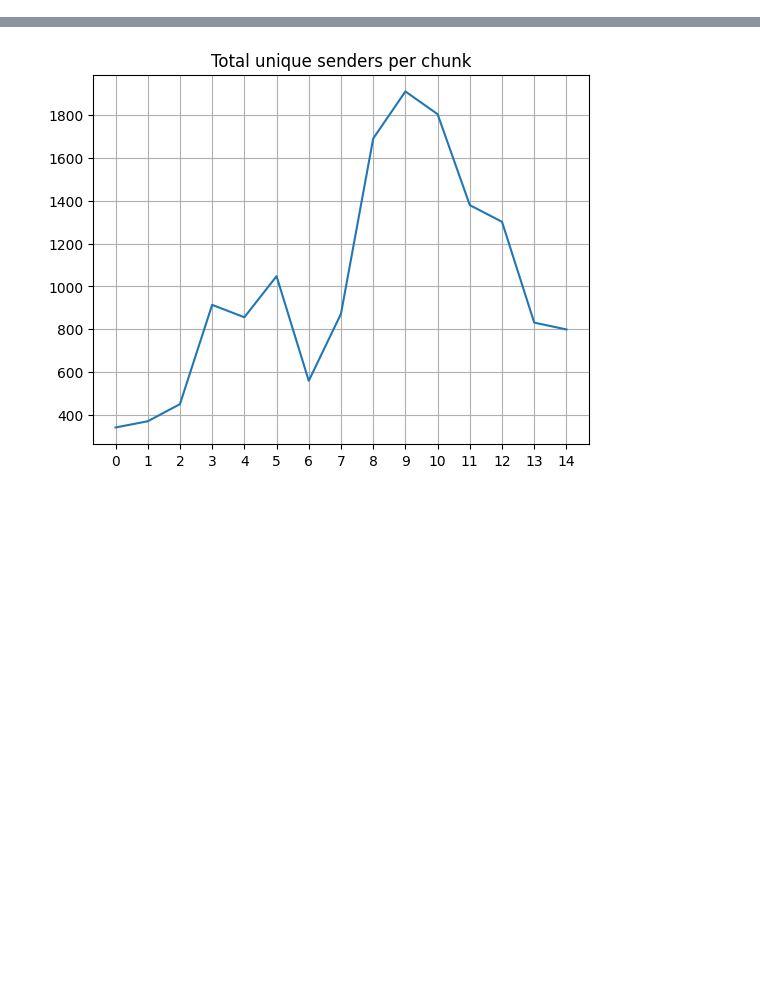
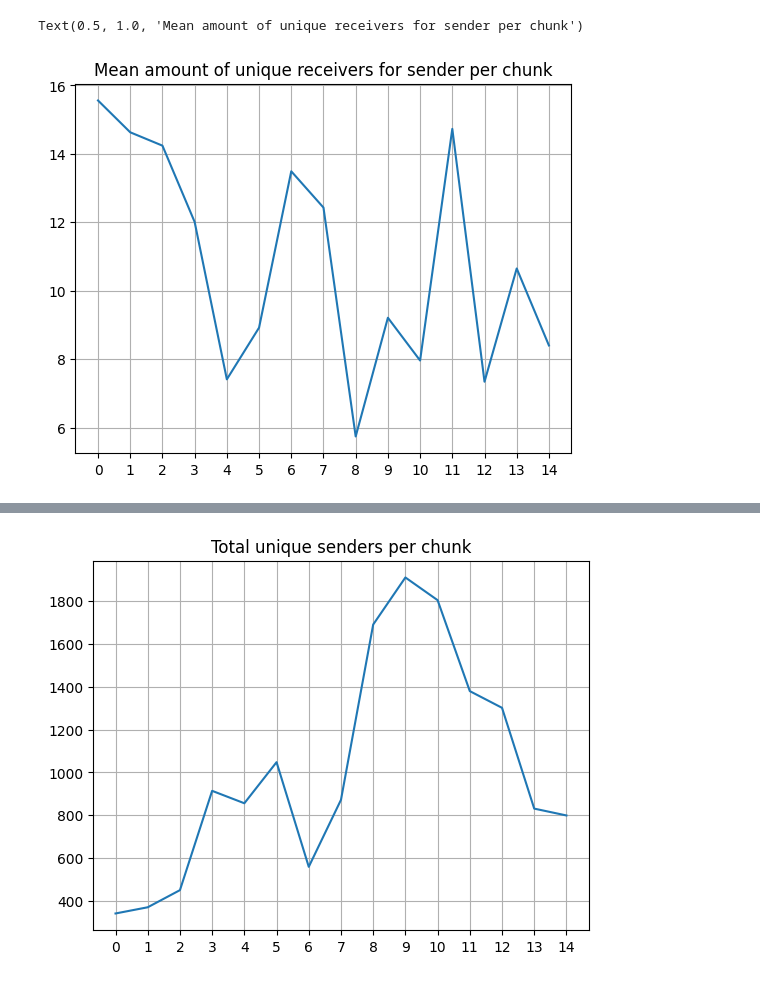
Before and after one commit to juanmir227/Algo-Research, a Jupyter notebook: data_exploration/lists_exploration.ipynb, the cells around one changed output, grey strips where cells are left out. Cells and saved outputs as stored; diff of their text form; code cells hidden in the pictures; blank space fills up the shorter version.

```diff
--- a/data_exploration/lists_exploration.ipynb
+++ b/data_exploration/lists_exploration.ipynb
@@ -54,0 +60,8 @@ mean_amount_of_algo_sent = data_lists[33]
+# %%
+sb.lineplot(np.array(mean_amount_of_unique_receiver_for_sender))
+plt.xticks(np.arange(0,15, step = 1))
+plt.grid(True)
+plt.title('Mean amount of unique receivers for sender per chunk')
+# %% [output]
+Text(0.5, 1.0, 'Mean amount of unique receivers for sender per chunk')
+[figure, added]
```
Also changed, not shown: parts of 28 cells of this notebook, 4 other files.
